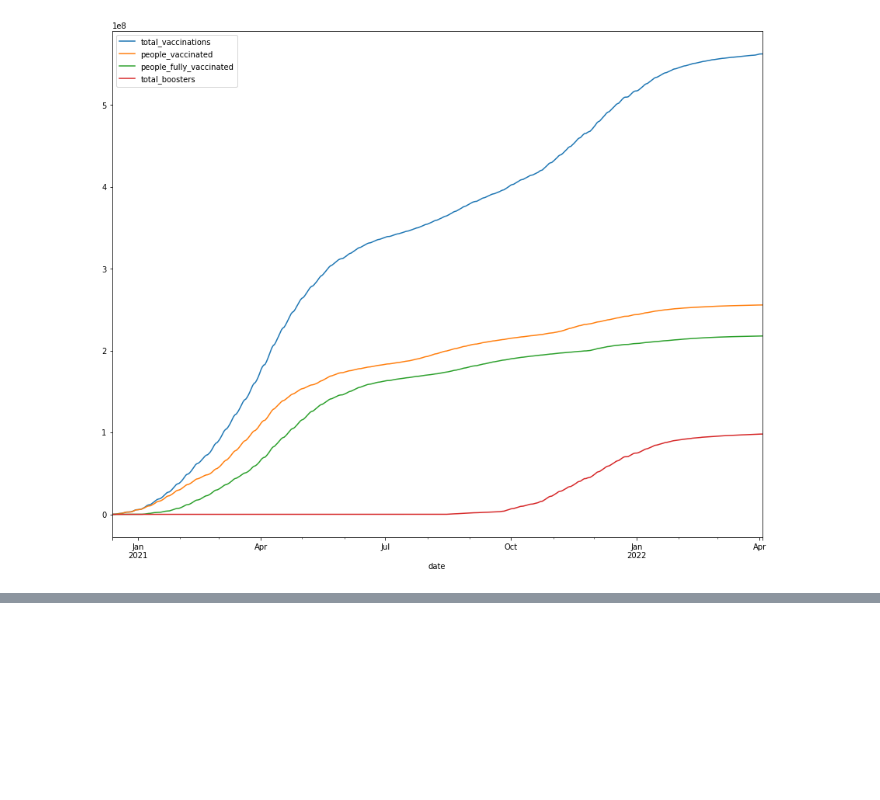
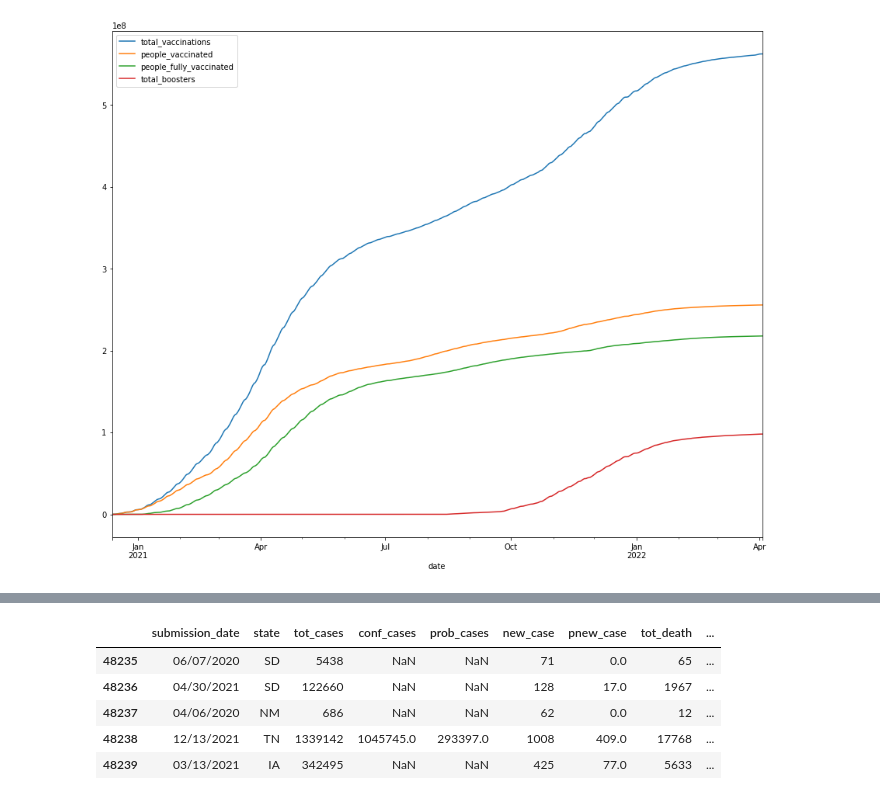
Before and after one commit to ak7588/ProjectsInProgrammingFinal, a Jupyter notebook: Projects_in_Programming_Finall_Project.ipynb, the cells around one changed output, grey strips where cells are left out. Cells and saved outputs as stored; diff of their text form; code cells hidden in the pictures; blank space fills up the shorter version.

```diff
--- a/Projects_in_Programming_Finall_Project.ipynb
+++ b/Projects_in_Programming_Finall_Project.ipynb
@@ -165,0 +180,9 @@ data.plot(
+# %%
+covid_state_data.tail()
+# %% [output]
+|  | submission_date | state | tot_cases | conf_cases | prob_cases | new_case | pnew_case | tot_death | ... |
+| 48235 | 06/07/2020 | SD | 5438 | NaN | NaN | 71 | 0.0 | 65 | ... |
+| 48236 | 04/30/2021 | SD | 122660 | NaN | NaN | 128 | 17.0 | 1967 | ... |
+| 48237 | 04/06/2020 | NM | 686 | NaN | NaN | 62 | 0.0 | 12 | ... |
+| 48238 | 12/13/2021 | TN | 1339142 | 1045745.0 | 293397.0 | 1008 | 409.0 | 17768 | ... |
+| 48239 | 03/13/2021 | IA | 342495 | NaN | NaN | 425 | 77.0 | 5633 | ... |
```
Also changed, not shown: parts of 7 cells of this notebook.
